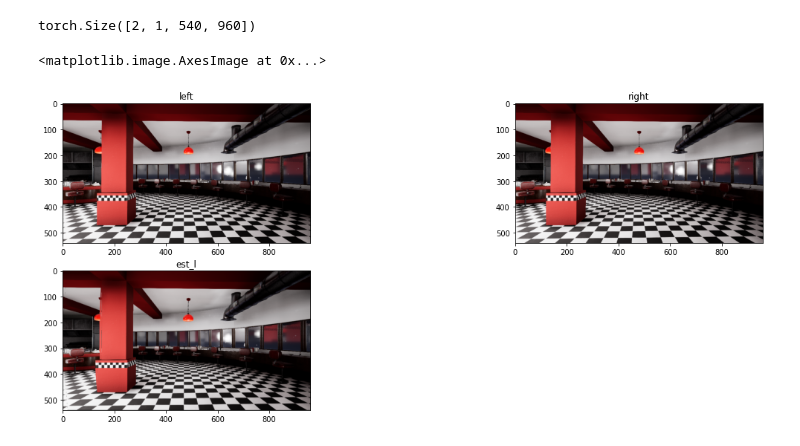
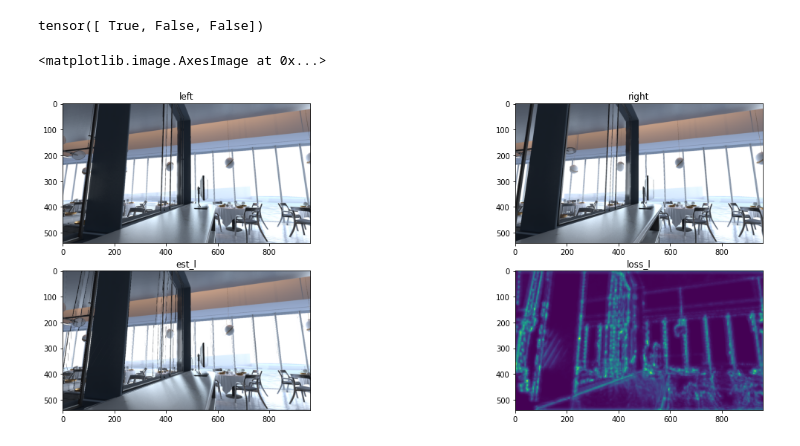
Before and after one commit to rowandempster/Unsupervised-Disparity-Estimation, a Jupyter notebook: src/IRS_train_debug.ipynb, the cells around one changed output. Saved outputs shown, nothing was run; the diff lists cells and outputs as text; code cells hidden in the pictures.

```diff
--- a/src/IRS_train_debug.ipynb
+++ b/src/IRS_train_debug.ipynb
@@ -212,6 +212,29 @@ class DisparityTrainer(object):
     def get_model(self):
         return self.net.state_dict()
 # %%
+def occ_mask(disp: torch.Tensor):
+    '''
+    disp: [N, C(1), H, W]
+    '''
+    N, _, H, W = disp.shape
+    # [N, H, W]
+    x_base = torch.linspace(0, W-1, W).repeat(N,
+                H, 1).type_as(disp)
+    # [N, H, W]
+    x_query = (x_base - disp.squeeze(1)).round().long()
+    # [N, H, W]
+    disp_order = disp.squeeze(1).sort(dim=-1, descending=True).indices
+    x_query = x_query.gather(-1, disp_order)
+    x_base = x_base.gather(-1, disp_order)
+    x_query_order = torch.sort(x_query, stable=True, dim=-1).indices
+    x_query = x_query.gather(-1, x_query_order)
+    x_base = x_base.gather(-1, x_query_order)
+    # [N, H, W]
+    occ_mask = (x_query.roll(shifts=1, dims=-1) - x_query) == 0
+    return occ_mask.gather(-1, x_base.sort(dim=-1).indices)
+
+
+
 def estimate_left(im_l: torch.Tensor, im_r: torch.Tensor, disp: torch.Tensor):
     '''
     im_l, im_r: [N, C(3), H, W]
@@ -220,14 +243,13 @@ def estimate_left(im_l: torch.Tensor, im_r: torch.Tensor, disp: torch.Tensor):
     N, _, H, W = disp.shape
     x_base = torch.linspace(0, 1, W).repeat(N, 1,
                 H, 1).type_as(im_l)
-    print(x_base.shape)
     y_base = torch.linspace(0, 1, H).repeat(N, 1,
                 W, 1).transpose(2, 3).type_as(im_l)
     x_query = x_base - (disp / W)
     # [1, H, W]
-    valid_mask = x_query >= 0
+    valid_mask = (x_query >= 0) & ~occ_mask(disp).unsqueeze(1)
     flow_field = 2 * torch.stack((x_query, y_base), dim=4) - 1
-    est_l = F.grid_sample(im_r, flow_field.squeeze(), mode='bilinear', padding_mode='zeros')
+    est_l = F.grid_sample(im_r, flow_field.squeeze(1), mode='bilinear', padding_mode='zeros')
     return torch.where(valid_mask, est_l, im_l)
 
 class PerceptualLoss(nn.Module):
@@ -288,39 +310,48 @@ class SSLCriterion(nn.Module):
         disp: [N, C(1), H, W]
         '''
         return sum([mod(im_l, im_r, disp) for mod in self.modules])
+
+disp = torch.tensor([[0., 2., 2.]])
+mask = occ_mask(disp.unsqueeze(0).unsqueeze(0))
+print(mask.squeeze())
+# %% [output]
+tensor([ True, False, False])
 # %%
 torch.cuda.empty_cache()
 DEVICE = 'cuda:0'
 DATA_DIR = "/data"
 NEW_LIST = 'IRS/lists/IRS_restaurant_metal_test.list'
 BATCH_SIZE = 2
 NUM_WORKERS = 1
 dataset = IRSDataset(txt_file=NEW_LIST, root_dir=DATA_DIR, phase='visualize')
-train_loader = DataLoader(dataset, batch_size = BATCH_SIZE, \
-                                shuffle = True, num_workers = NUM_WORKERS, \
-                                pin_memory = True)
+# train_loader = DataLoader(dataset, batch_size = BATCH_SIZE, \
+#                                 shuffle = True, num_workers = NUM_WORKERS, \
+#                                 pin_memory = True)
 net = DispNetC(batchNorm=False, input_channel=3, maxdisp=30).to(DEVICE)
-batch = next(iter(train_loader))
-per_loss = PerceptualLoss([PerceptualLoss.L1], DEVICE)
-im_l = batch['img_left'].to(DEVICE)
-im_r = batch['img_right'].to(DEVICE)
-est_l = estimate_left(im_l, im_r, batch['gt_disp'].to(DEVICE))
-# est_l, loss_l = per_loss(im_l, im_r, batch['gt_disp'].to(DEVICE))
+# batch = next(iter(train_loader))
+sample = dataset[15]
+mask = occ_mask(sample['gt_disp'].to(DEVICE).unsqueeze(0))
+per_loss = PerceptualLoss([PerceptualLoss.L3], DEVICE)
+im_l = sample['img_left'].to(DEVICE).unsqueeze(0)
+im_r = sample['img_right'].to(DEVICE).unsqueeze(0)
+est_l = estimate_left(im_l, im_r, sample['gt_disp'].to(DEVICE).unsqueeze(0))
+# est_l[mask.unsqueeze(1).expand_as(est_l)] = 0.5
+loss_l = torch.norm(im_l - est_l, p=1, dim=1)
+est_l, loss_l = per_loss(im_l, im_r, sample['gt_disp'].to(DEVICE).unsqueeze(0))
 
 fig = plt.figure(figsize=(20,20))
 ax1 = fig.add_subplot(5,2,1)
 plt.title('left')
 ax1.imshow(im_l[0].cpu().moveaxis(0, -1))
 ax2 = fig.add_subplot(5,2,2)
 plt.title('right')
 ax2.imshow(im_r[0].cpu().moveaxis(0, -1))
 ax3 = fig.add_subplot(5,2,3)
 plt.title('est_l')
 ax3.imshow(est_l[0].cpu().moveaxis(0, -1))
-# ax3 = fig.add_subplot(5,2,4)
-# plt.title('loss_l')
-# ax3.imshow(loss_l[0].cpu().moveaxis(0, -1))
+ax3 = fig.add_subplot(5,2,4)
+plt.title('loss_l')
+ax3.imshow(loss_l[0].squeeze().detach().cpu())
 # %% [output]
-torch.Size([2, 1, 540, 960])
+<matplotlib.image.AxesImage at 0x...>
-<matplotlib.image.AxesImage at 0x...>
-[figure, old version]
+[figure, new version]
```
Also changed, not shown: parts of 1 cell of this notebook, 3 other files.
